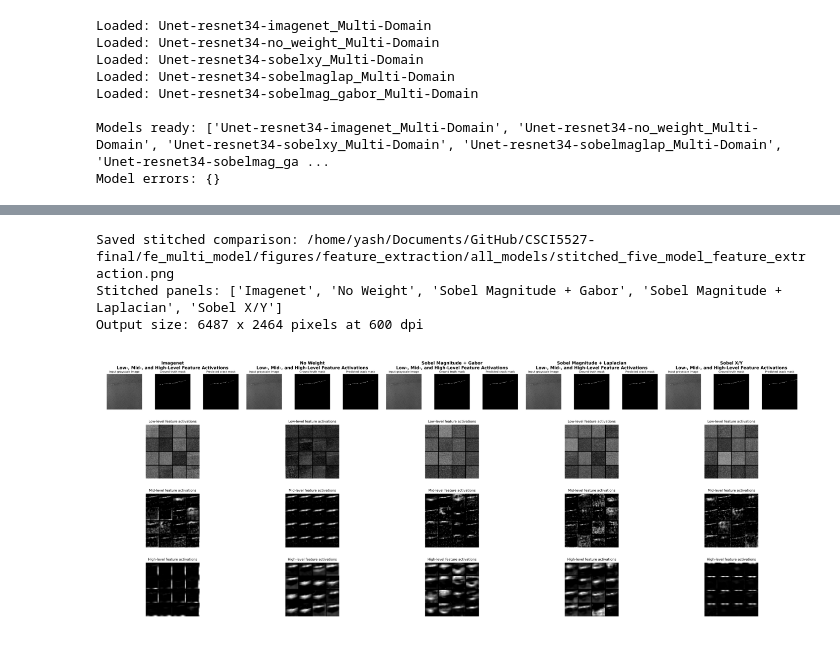
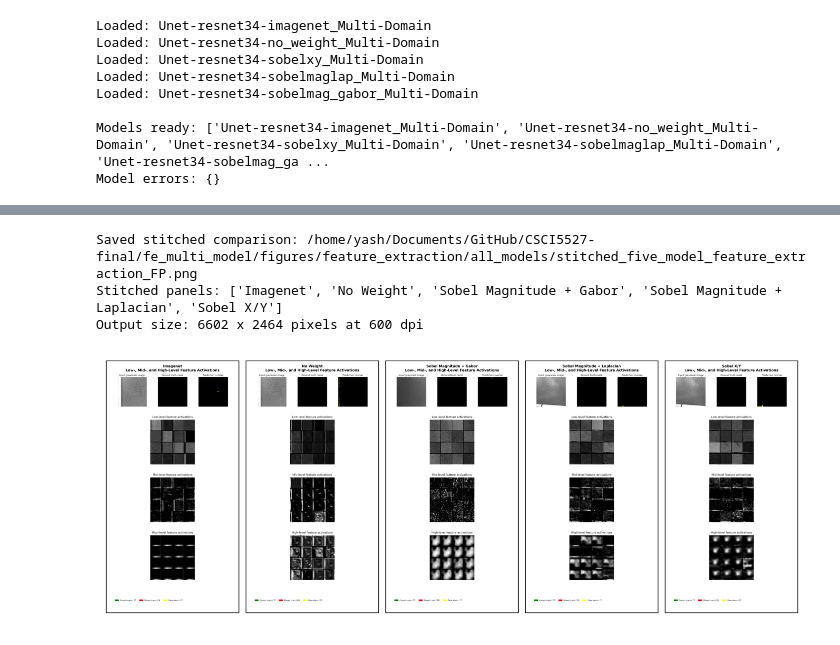
Before and after one commit to Mark2797/TTD_crack_detection, a Jupyter notebook: fe_multi_model/fe_multi_model.ipynb, the cells around one changed output, grey strips where cells are left out. Drawn from its saved outputs; the diff is of its cells as text; code cells hidden in the pictures.

```diff
--- a/fe_multi_model/fe_multi_model.ipynb
+++ b/fe_multi_model/fe_multi_model.ipynb
@@ -901,6 +1130,12 @@ def make_feature_extraction_figure(
 # %%
 SHOW_FIGURES = True
 run_errors = {}
+
+# Change these if you want a different example type.
+# FP = ground-truth mask is all black, but the predicted mask contains crack pixels.
+DESIRED_CASE = "FP"
+MIN_PRED_PIXELS = 50
+MAX_BATCHES_PER_SPLIT = None  # set to an integer for a quicker/debug search
 
 for run in model_runs:
     model_name = run["model_name"]
@@ -916,6 +1151,9 @@ for run in model_runs:
             save_dir=FIGURE_DIR,
             save=True,
             dpi=600,
+            desired_case=DESIRED_CASE,
+            min_pred_pixels=MIN_PRED_PIXELS,
+            max_batches_per_split=MAX_BATCHES_PER_SPLIT,
         )
         if SHOW_FIGURES:
             plt.show()
@@ -929,8 +1167,10 @@ for run in model_runs:
 
 print("\n=== Feature extraction summary ===")
 print("Saved figures directory:", FIGURE_DIR)
+print("Requested case:", DESIRED_CASE)
+print("Minimum predicted crack pixels:", MIN_PRED_PIXELS)
 print("Run errors:", run_errors)
-print("Expected generated files:")
+print("Generated files:")
 for p in sorted(FIGURE_DIR.glob("*.png")):
     print(" -", p.name)
 # %% [output]
@@ -976,5 +1239,5 @@ Expected generated files:
 # %%
-from PIL import Image
+from PIL import Image, ImageDraw
 
 STITCH_MODEL_ORDER = [
     "Unet-resnet34-imagenet_Multi-Domain",
@@ -984,9 +1247,10 @@ STITCH_MODEL_ORDER = [
     "Unet-resnet34-sobelxy_Multi-Domain",
 ]
 
-STITCH_OUTPUT_PATH = FIGURE_DIR / "stitched_five_model_feature_extraction.png"
+STITCH_OUTPUT_PATH = FIGURE_DIR / "stitched_five_model_feature_extraction_FP.png"
 STITCH_PANEL_HEIGHT = 2400  # pixel height for each panel in the stitched output
 STITCH_PADDING = 32         # white space between panels, in pixels
+STITCH_BORDER_WIDTH = 8     # border around each model panel, in pixels
 STITCH_DPI = 600
 
 
@@ -995,6 +1259,27 @@ def _open_on_white(path):
     white = Image.new("RGBA", image.size, "white")
     white.alpha_composite(image)
     return white.convert("RGB")
+
+
+def _add_border(image, border_width=8, border_color="black"):
+    bordered = Image.new(
+        "RGB",
+        (image.width + 2 * border_width, image.height + 2 * border_width),
+        "white",
+    )
+    bordered.paste(image, (border_width, border_width))
+    draw = ImageDraw.Draw(bordered)
+    for offset in range(border_width):
+        draw.rectangle(
+            [
+                offset,
+                offset,
+                bordered.width - 1 - offset,
+                bordered.height - 1 - offset,
+            ],
+            outline=border_color,
+        )
+    return bordered
 
 
 panels = []
@@ -1011,38 +1296,39 @@ for model_name in STITCH_MODEL_ORDER:
     scale = STITCH_PANEL_HEIGHT / image.height
     new_width = max(1, int(round(image.width * scale)))
     image = image.resize((new_width, STITCH_PANEL_HEIGHT), Image.Resampling.LANCZOS)
+    # image = _add_border(image, border_width=STITCH_BORDER_WIDTH)
     panels.append((model_name, image))
 
 if missing:
     print("Missing individual figure(s); these were not stitched:")
     for name in missing:
         print(" -", name)
 
 if not panels:
     raise RuntimeError(f"No panels found in {FIGURE_DIR}. Run the feature extraction cell first.")
 
 canvas_width = sum(image.width for _, image in panels) + STITCH_PADDING * (len(panels) + 1)
-canvas_height = STITCH_PANEL_HEIGHT + 2 * STITCH_PADDING
+canvas_height = max(image.height for _, image in panels) + 2 * STITCH_PADDING
 canvas = Image.new("RGB", (canvas_width, canvas_height), "white")
 
 x = STITCH_PADDING
 for _, image in panels:
     canvas.paste(image, (x, STITCH_PADDING))
     x += image.width + STITCH_PADDING
 
 STITCH_OUTPUT_PATH.parent.mkdir(parents=True, exist_ok=True)
 canvas.save(STITCH_OUTPUT_PATH, dpi=(STITCH_DPI, STITCH_DPI))
 print(f"Saved stitched comparison: {STITCH_OUTPUT_PATH}")
 print(f"Stitched panels: {[pretty_model_title(name) for name, _ in panels]}")
 print(f"Output size: {canvas.size[0]} x {canvas.size[1]} pixels at {STITCH_DPI} dpi")
 
 # Display a preview in the notebook.
 plt.figure(figsize=(18, 10), facecolor="white")
 plt.imshow(canvas)
 plt.axis("off")
 plt.show()
 # %% [output]
-Saved stitched comparison: /home/yash/Documents/GitHub/CSCI5527-final/fe_multi_model/figures/feature_extraction/all_models/stitched_five_model_feature_extraction.png
+Saved stitched comparison: /home/yash/Documents/GitHub/CSCI5527-final/fe_multi_model/figures/feature_extraction/all_models/stitched_five_model_feature_extraction_FP.png
 Stitched panels: ['Imagenet', 'No Weight', 'Sobel Magnitude + Gabor', 'Sobel Magnitude + Laplacian', 'Sobel X/Y']
-Output size: 6487 x 2464 pixels at 600 dpi
+Output size: 6602 x 2464 pixels at 600 dpi
-[figure, old version]
+[figure, new version]
```
Also changed, not shown: parts of 4 cells of this notebook, 8 other files.
